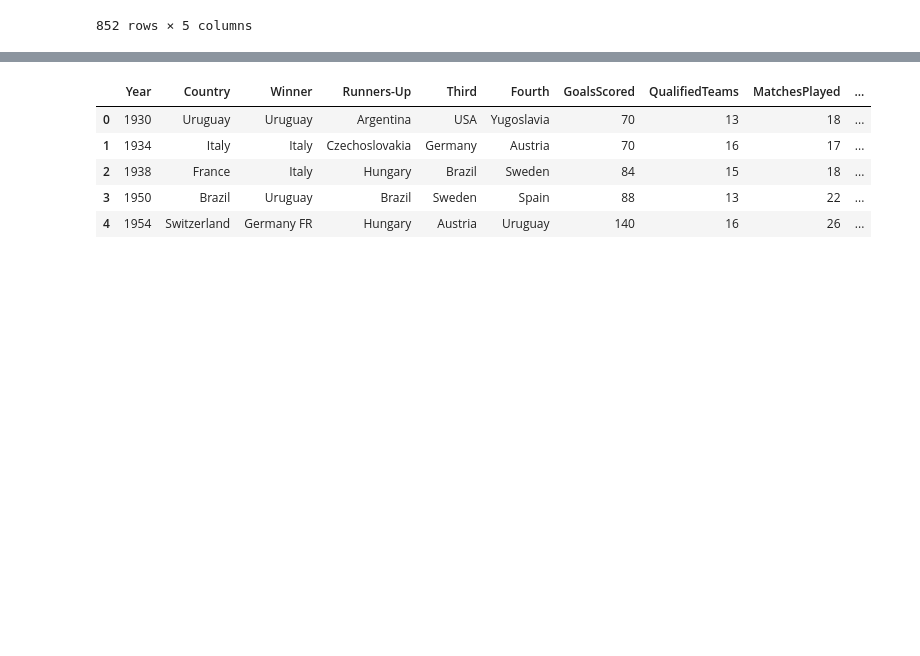
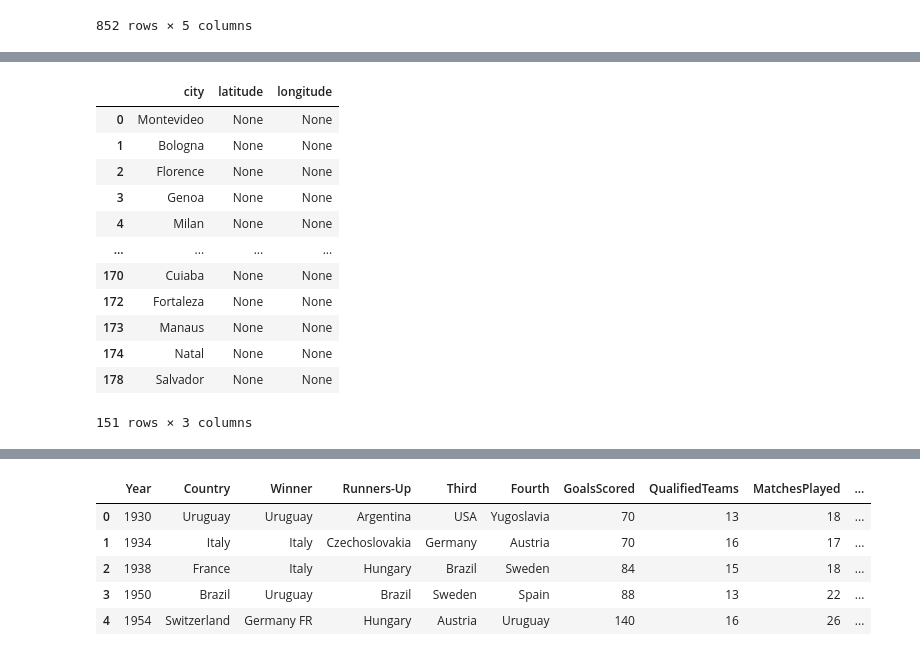
Before and after one commit to Tabassum1985/Project-3, a Jupyter notebook: main-version2.ipynb, the cells around one changed output, grey strips where cells are left out. Cells and saved outputs as stored; diff of their text form; code cells hidden in the pictures; blank space fills up the shorter version.

```diff
--- a/main-version2.ipynb
+++ b/main-version2.ipynb
@@ -204,0 +223,18 @@ grouped_visualization2_df
+# %%
+cities = grouped_visualization2_df[["city","latitude","longitude"]]
+cities = cities.drop_duplicates(subset=['city'])
+cities
+# %% [output]
+|  | city | latitude | longitude |
+| 0 | Montevideo | None | None |
+| 1 | Bologna | None | None |
+| 2 | Florence | None | None |
+| 3 | Genoa | None | None |
+| 4 | Milan | None | None |
+| ... | ... | ... | ... |
+| 170 | Cuiaba | None | None |
+| 172 | Fortaleza | None | None |
+| 173 | Manaus | None | None |
+| 174 | Natal | None | None |
+| 178 | Salvador | None | None |
+151 rows × 3 columns
```
Also changed, not shown: parts of 8 cells of this notebook, 12 other files.
